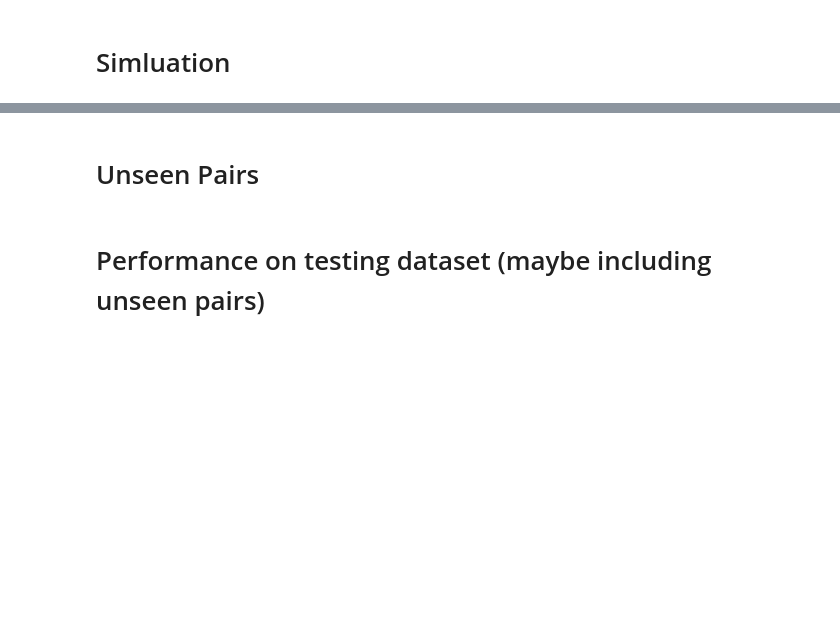
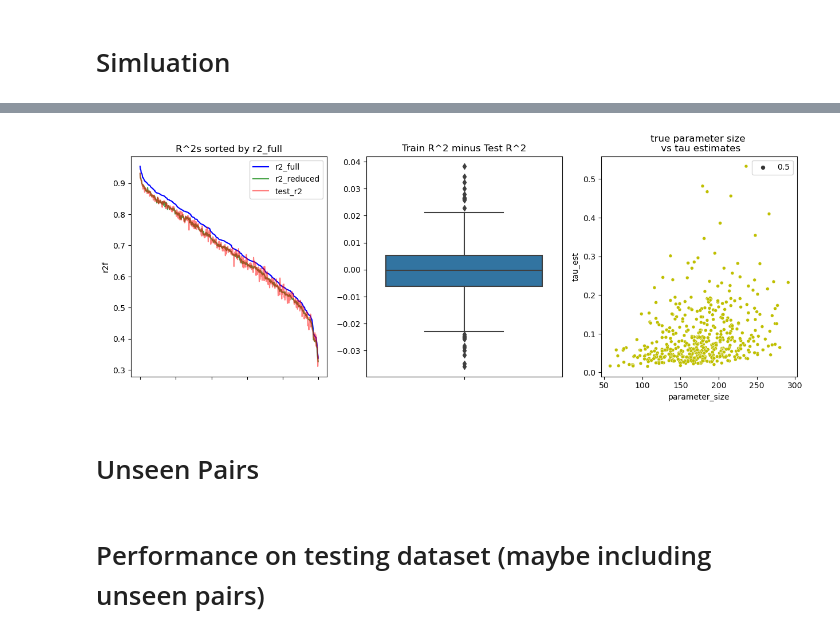
Before and after one commit to leeparkuky/Dissertation, a Jupyter notebook: 4. Clustering.ipynb, the cells around one changed output, grey strips where cells are left out. Saved outputs shown, nothing was run; the diff lists cells and outputs as text; code cells hidden in the pictures; blank space fills up the shorter version.

```diff
--- a/4. Clustering.ipynb
+++ b/4. Clustering.ipynb
@@ -69,0 +77,24 @@ plt.show()
+# %%
+def sim(p, n):
+    rg = RandomGenerator(p, n, order_by = 'var', use_dask = False, verbose= False)
+    X = rg._X.loc[:,rg._X.columns.str.contains('X')].apply(convert_to_int, axis = 1).to_numpy().reshape(-1,1)
+    y = rg()['y'].to_numpy().reshape(-1,1)
+    X_train, X_test, y_train, y_test = train_test_split(X, y, test_size =  .20)
+    cluster = ClusteredSegmentation(n_clusters = 10)
+    cluster.fit(X, y)
+    tau = cluster.tau_metric
+    y_pred_exist = []
+    y_test_exist = []
+    for i, x in enumerate(X_test.reshape(-1)):
+        try:
+            y_pred_exist.append(cluster.predict(x))
+            y_test_exist.append(y_test[i][0])
+        except:
+            pass
+    test_r2 = r2_score(y_test_exist, y_pred = y_pred_exist)
+    return rg.config.parameter_size, tau.r_sqf, tau.r_sqr, tau.tau_est, test_r2
+# %%
+from joblib import Parallel, delayed
+res = Parallel(n_jobs = -1, verbose = 1)(
+    delayed(sim)(p = 10, n = 12_500) for i in range(500)
+)
@@ -70,3 +107,22 @@ plt.show()
+# %%
+result = pd.DataFrame(res, columns = ['parameter_size','r2f','r2r','tau_est','test_r2'])
+# %%
+result = result.sort_values('r2f', ascending=False).reset_index(drop = True)
+# %%
+fig, (ax1, ax2, ax3) = plt.subplots(1, 3, figsize = (15, 5))
+sns.lineplot(data = result, x = result.index, y = 'r2f', color = 'blue', ax = ax1, label = 'r2_full')
+sns.lineplot(data = result, x = result.index, y = 'r2r', color = 'green', alpha = .7, ax = ax1, label = 'r2_reduced')
+sns.lineplot(data = result, x = result.index, y = 'test_r2', color = 'red', alpha = .5, ax = ax1, label= 'test_r2')
+sns.boxplot(y = result.r2r - result.test_r2, ax = ax2)
+sns.scatterplot(data = result, x = 'parameter_size', y = 'tau_est', size = .5, color = 'y', ax = ax3)
+ax1.set_xticklabels("")
+ax1.legend()
+ax1.set_title('R^2s sorted by r2_full')
+ax2.set_title('Train R^2 minus Test R^2')
+ax3.set_title("true parameter size \n vs tau estimates")
+plt.show()
+# %% [output]
+[figure, added]
 # %% [markdown]
 # Unseen Pairs
 # %% [markdown]
```
Also changed, not shown: parts of 11 cells of this notebook, 6 other files.
